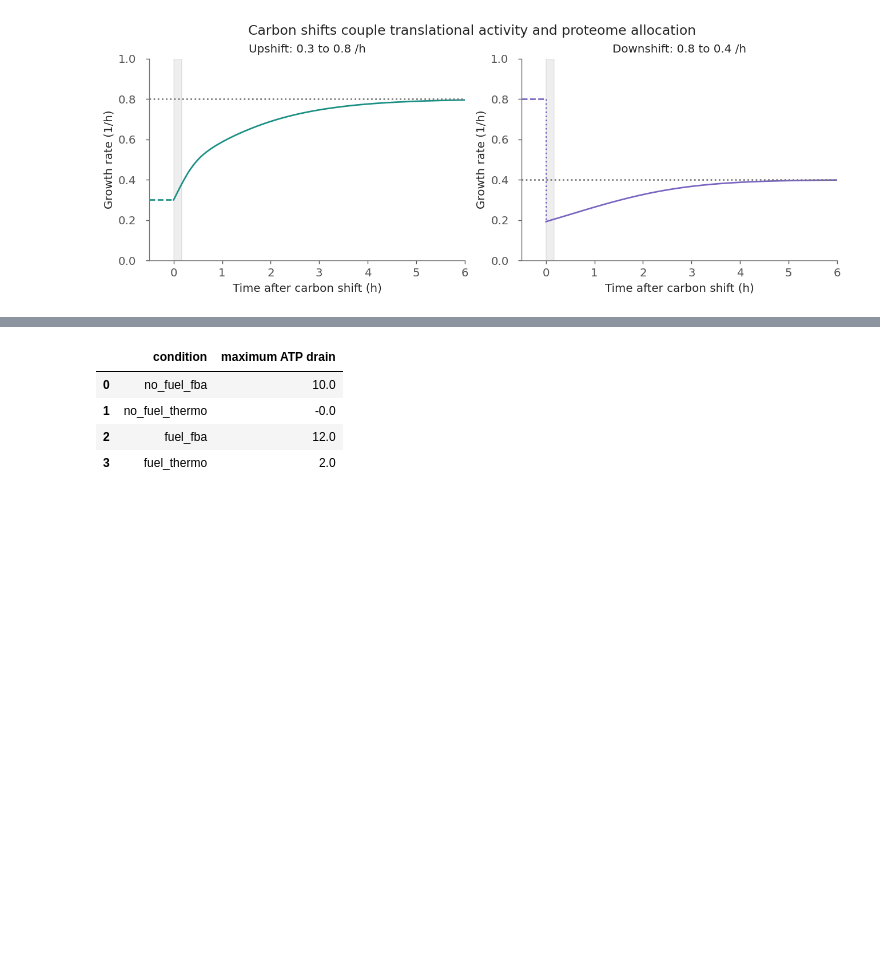
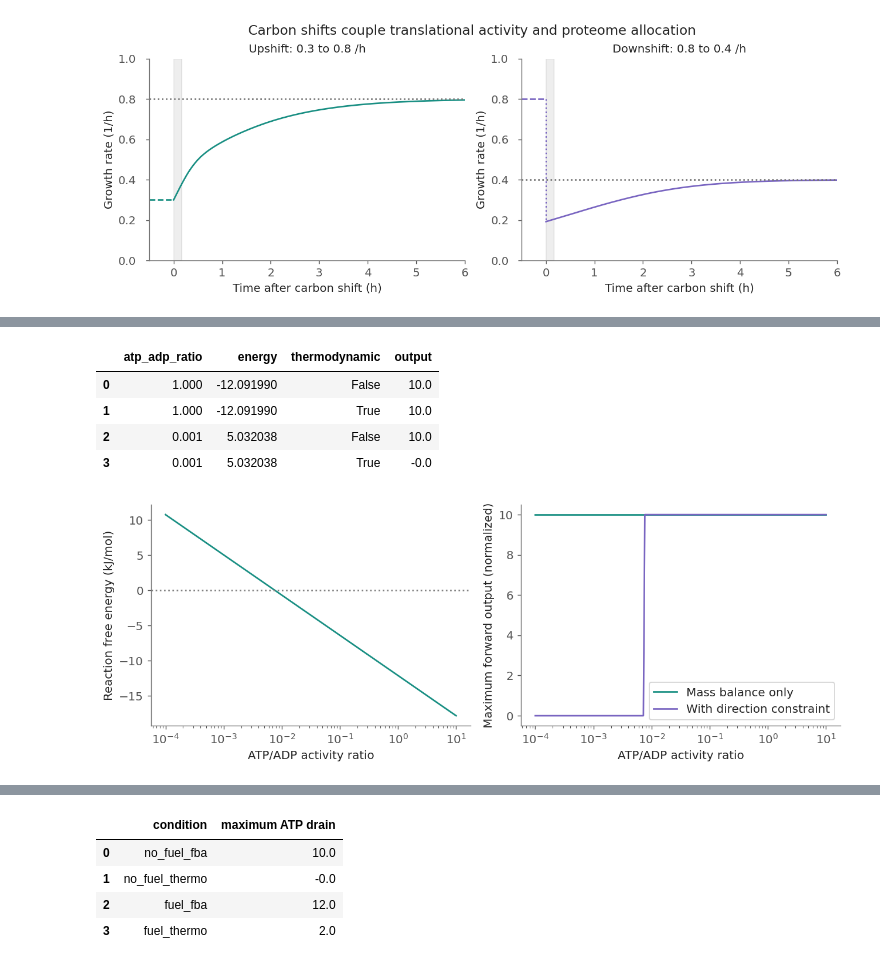
Before and after one commit to chemaoxfz/chemaoxfz.github.io, a Jupyter notebook: assets/ccbs/2026fall/demo-assets/lecture13/lecture13-live.ipynb, the cells around one changed output, grey strips where cells are left out. Cells and saved outputs as stored; diff of their text form; code cells hidden in the pictures; blank space fills up the shorter version.

```diff
--- a/assets/ccbs/2026fall/demo-assets/lecture13/lecture13-live.ipynb
+++ b/assets/ccbs/2026fall/demo-assets/lecture13/lecture13-live.ipynb
@@ -363,0 +595,18 @@ plt.show()
+# %%
+display(SVG(filename=str(HERE / 'figures/hexokinase-coupling.svg')))
+energy_cases = [thermodynamics.optimize(ratio, thermodynamic=flag)
+                for ratio in [1.,.001] for flag in [False,True]]
+display(pd.DataFrame(energy_cases)[['atp_adp_ratio','energy','thermodynamic','output']])
+ratios = np.logspace(-4,1,200)
+fig, axes = plt.subplots(1,2,figsize=(10,3.7))
+axes[0].semilogx(ratios, thermodynamics.reaction_energy(ratios))
+axes[0].axhline(0,color='gray',linestyle=':')
+axes[0].set(xlabel='ATP/ADP activity ratio',ylabel='Reaction free energy (kJ/mol)')
+axes[1].semilogx(ratios, np.full_like(ratios,10),label='Mass balance only')
+axes[1].semilogx(ratios, np.where(thermodynamics.reaction_energy(ratios)<0,10,0),
+                 label='With direction constraint')
+axes[1].set(xlabel='ATP/ADP activity ratio',ylabel='Maximum forward output (normalized)')
+axes[1].legend()
+fig.tight_layout()
+plt.show()
+# %% [output]
@@ -363,0 +614,6 @@ plt.show()
+|  | atp_adp_ratio | energy | thermodynamic | output |
+| 0 | 1.000 | -12.091990 | False | 10.0 |
+| 1 | 1.000 | -12.091990 | True | 10.0 |
+| 2 | 0.001 | 5.032038 | False | 10.0 |
+| 3 | 0.001 | 5.032038 | True | -0.0 |
+[figure, added]
```
Also changed, not shown: parts of 55 cells of this notebook, 3 other files.
